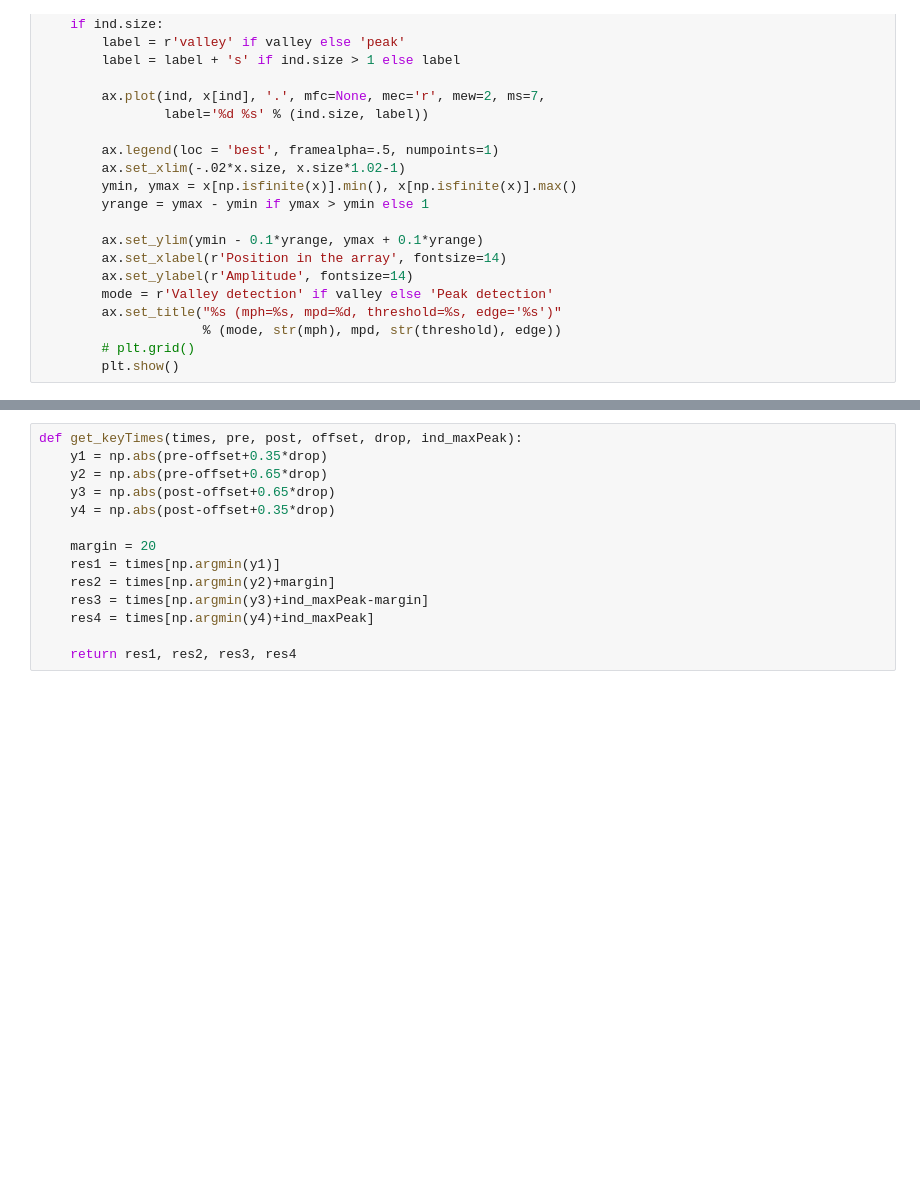
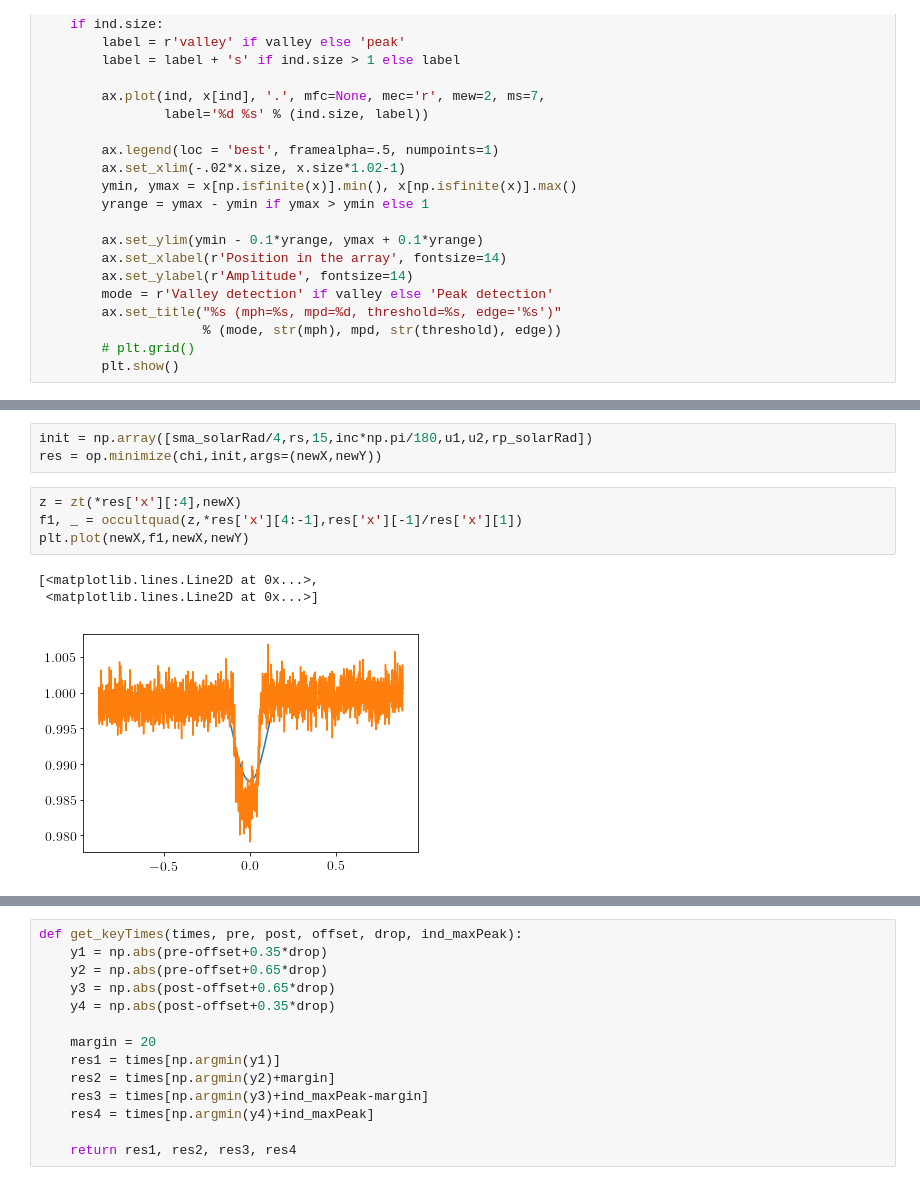
Before and after one commit to mbadenas/TFM2018, a Jupyter notebook: test_peaks.ipynb, the cells around one changed output, grey strips where cells are left out. Saved outputs shown, nothing was run; the diff lists cells and outputs as text; blank space fills up the shorter version.

```diff
--- a/test_peaks.ipynb
+++ b/test_peaks.ipynb
@@ -162,0 +517,11 @@ The detrend function detrends the normalized flux with a median filter using the
+# %%
+init = np.array([sma_solarRad/4,rs,15,inc*np.pi/180,u1,u2,rp_solarRad])
+res = op.minimize(chi,init,args=(newX,newY))
+# %%
+z = zt(*res['x'][:4],newX)
+f1, _ = occultquad(z,*res['x'][4:-1],res['x'][-1]/res['x'][1])
+plt.plot(newX,f1,newX,newY)
+# %% [output]
+[<matplotlib.lines.Line2D at 0x...>,
+ <matplotlib.lines.Line2D at 0x...>]
+[figure, added]
```
Also changed, not shown: parts of 28 cells of this notebook.
